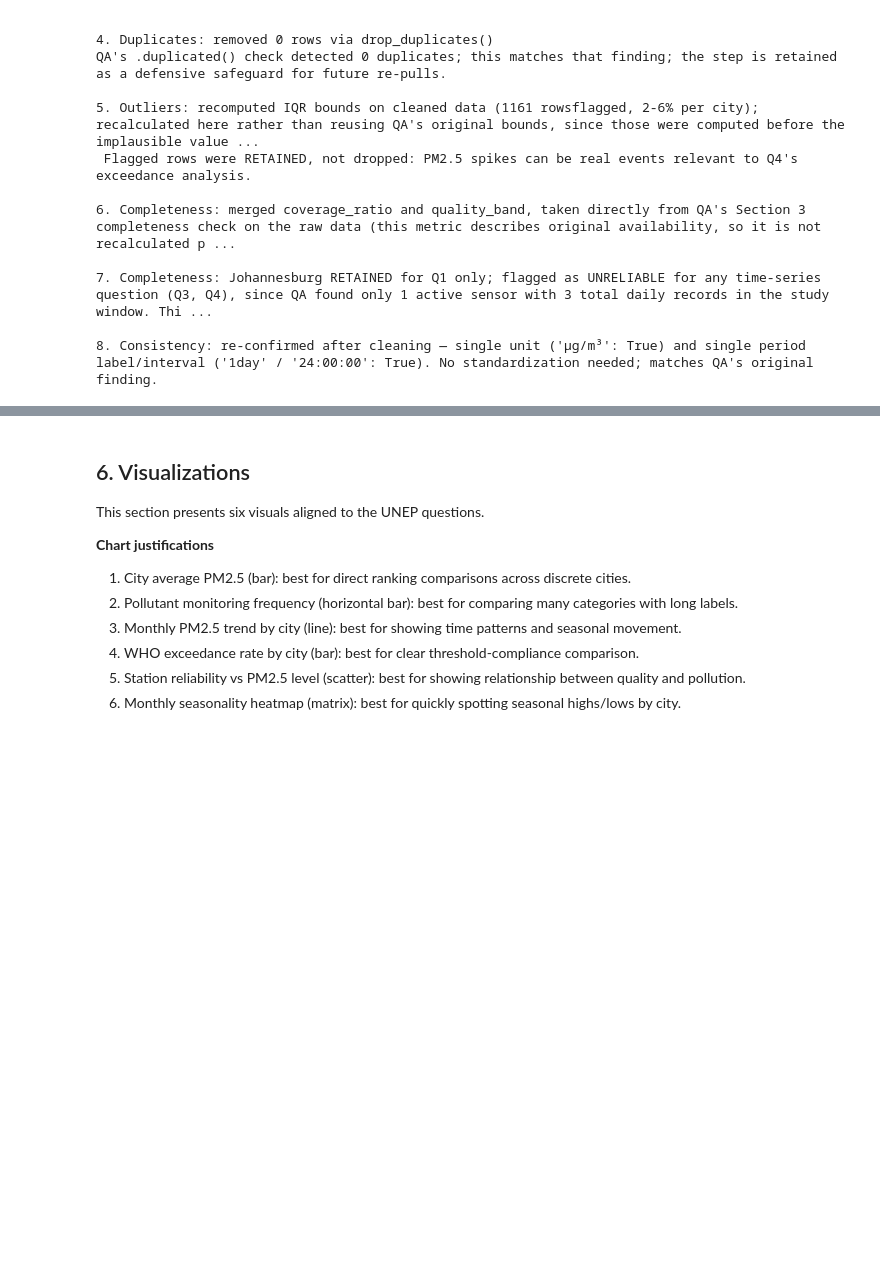
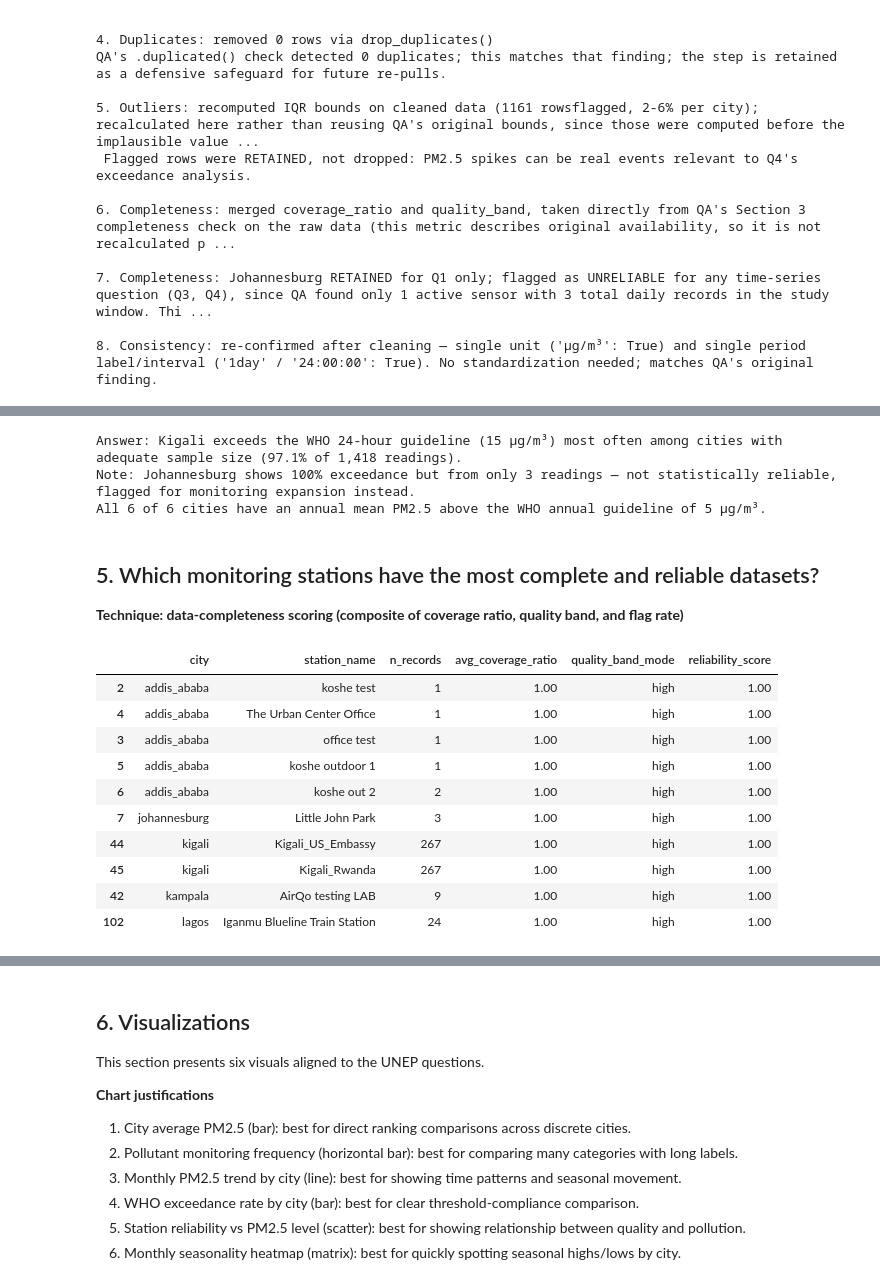
Before and after one commit to Simiyu-Gloria/air-quality-analysis-capstone, a Jupyter notebook: notebooks/analysis.ipynb, the cells around one changed output, grey strips where cells are left out. Drawn from its saved outputs; the diff is of its cells as text; code cells hidden in the pictures; blank space fills up the shorter version.

```diff
--- a/notebooks/analysis.ipynb
+++ b/notebooks/analysis.ipynb
@@ -725,0 +948,49 @@ Date range: 2020-12-31 to 2026-08-06
+# %%
+worst_reliable = q4.drop(index='johannesburg')['exceedance_rate_24h_%'].idxmax()
+print(f"Answer: {worst_reliable.replace('_',' ').title()} exceeds the WHO 24-hour guideline (15 µg/m³) most often "
+      f"among cities with adequate sample size "
+      f"({q4.loc[worst_reliable, 'exceedance_rate_24h_%']:.1f}% of {q4.loc[worst_reliable, 'n_readings']:,} readings).")
+print(f"Note: Johannesburg shows {q4.loc['johannesburg', 'exceedance_rate_24h_%']:.0f}% exceedance but from only "
+      f"{q4.loc['johannesburg', 'n_readings']:.0f} readings — not statistically reliable, flagged for monitoring expansion instead.")
+n_all_exceed = q4['exceeds_annual_guideline'].sum()
+print(f"All {n_all_exceed} of {len(q4)} cities have an annual mean PM2.5 above the WHO annual guideline of 5 µg/m³.")
+# %% [output]
+Answer: Kigali exceeds the WHO 24-hour guideline (15 µg/m³) most often among cities with adequate sample size (97.1% of 1,418 readings).
+Note: Johannesburg shows 100% exceedance but from only 3 readings — not statistically reliable, flagged for monitoring expansion instead.
+All 6 of 6 cities have an annual mean PM2.5 above the WHO annual guideline of 5 µg/m³.
+# %% [markdown]
+## 5. Which monitoring stations have the most complete and reliable datasets?
+**Technique: data-completeness scoring (composite of coverage ratio, quality band, and flag rate)**
+# %%
+quality_map = {'high': 3, 'medium': 2, 'low': 1, 'very low': 0}
+
+station = df.groupby(['city', 'station_id', 'station_name']).agg(
+    n_records=('pm25', 'count'),
+    avg_coverage_ratio=('coverage_ratio', 'mean'),
+    pct_interpolated=('value_interpolated_flag', 'mean'),
+    pct_flagged=('has_flags', 'mean'),
+    quality_band_mode=('quality_band', lambda s: s.mode().iat[0]),
+).reset_index()
+
+station['quality_score'] = station['quality_band_mode'].map(quality_map)
+# Composite reliability score: high coverage, low interpolation/flagging, high quality band, more records
+station['reliability_score'] = (
+    station['avg_coverage_ratio'] * 0.4
+    + (station['quality_score'] / 3) * 0.3
+    + (1 - station['pct_interpolated']) * 0.15
+    + (1 - station['pct_flagged']) * 0.15
+)
+q5 = station.sort_values('reliability_score', ascending=False)
+q5[['city', 'station_name', 'n_records', 'avg_coverage_ratio', 'quality_band_mode', 'reliability_score']].head(10)
+# %% [output]
+|  | city | station_name | n_records | avg_coverage_ratio | quality_band_mode | reliability_score |
+| 2 | addis_ababa | koshe test | 1 | 1.00 | high | 1.00 |
+| 4 | addis_ababa | The Urban Center Office | 1 | 1.00 | high | 1.00 |
+| 3 | addis_ababa | office test | 1 | 1.00 | high | 1.00 |
+| 5 | addis_ababa | koshe outdoor 1 | 1 | 1.00 | high | 1.00 |
+| 6 | addis_ababa | koshe out 2 | 2 | 1.00 | high | 1.00 |
+| 7 | johannesburg | Little John Park | 3 | 1.00 | high | 1.00 |
+| 44 | kigali | Kigali_US_Embassy | 267 | 1.00 | high | 1.00 |
+| 45 | kigali | Kigali_Rwanda | 267 | 1.00 | high | 1.00 |
+| 42 | kampala | AirQo testing LAB | 9 | 1.00 | high | 1.00 |
+| 102 | lagos | Iganmu Blueline Train Station | 24 | 1.00 | high | 1.00 |
```
Also changed, not shown: parts of 27 cells of this notebook, 7 other files.
